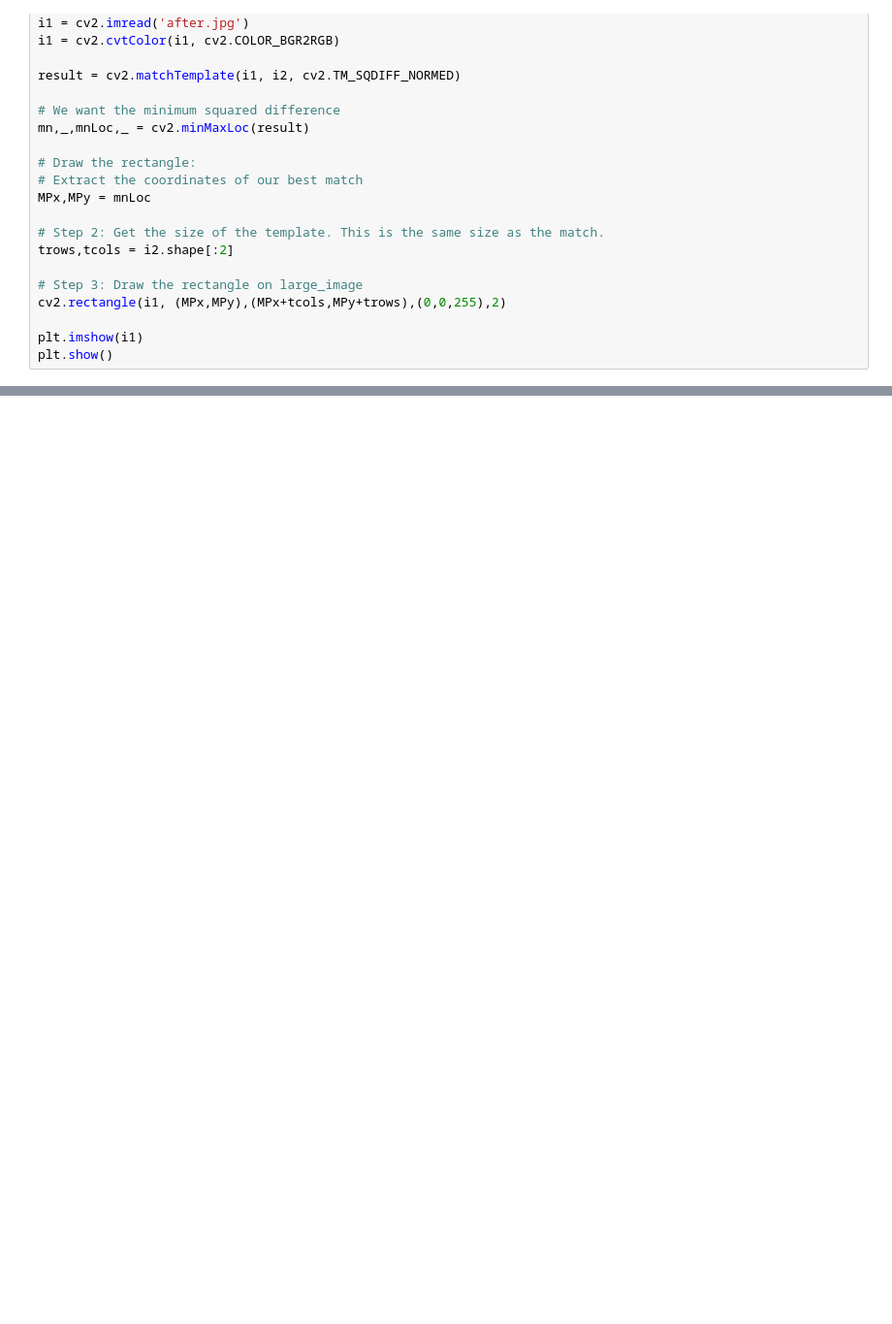
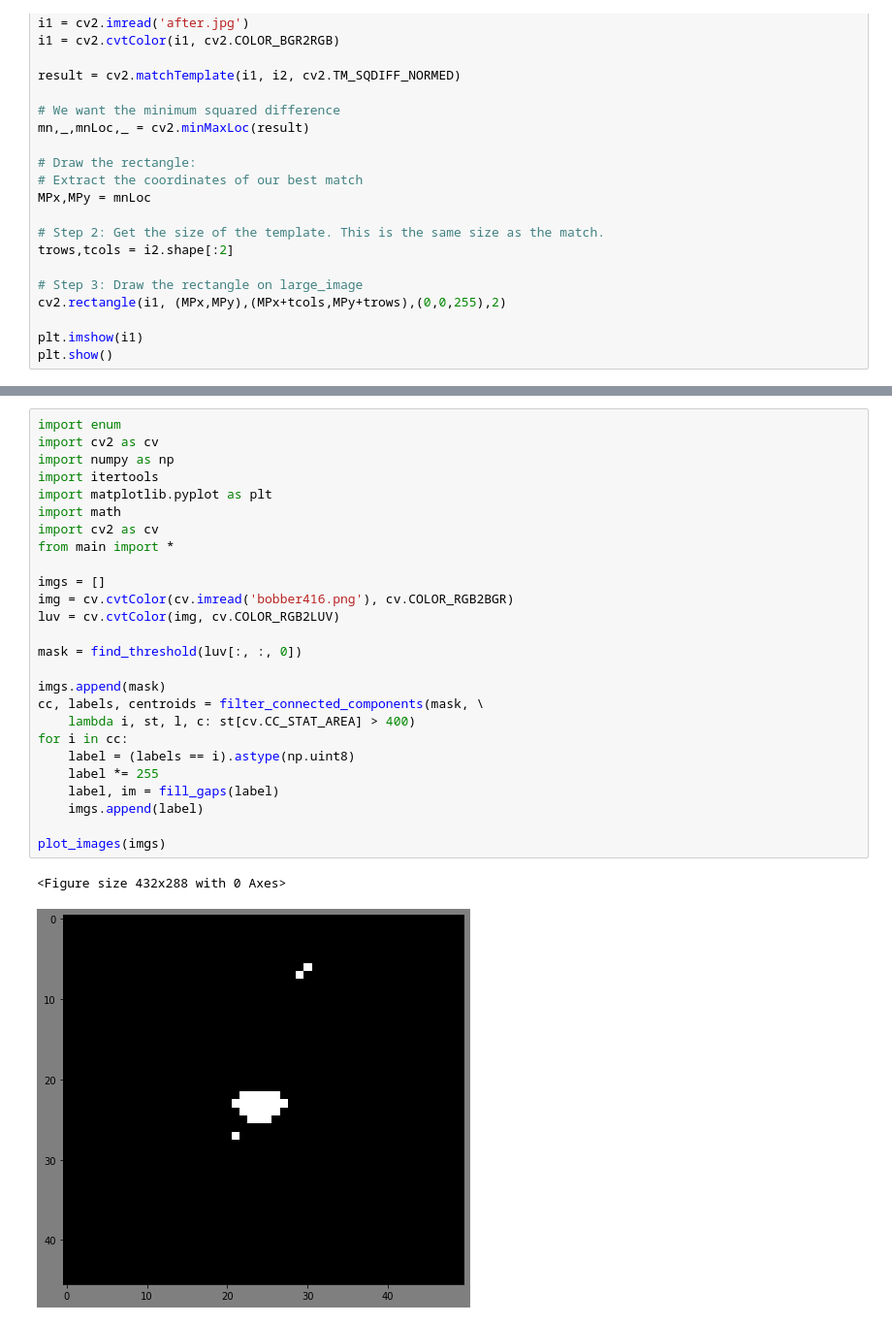
Before and after one commit to aash/pyfisher, a Jupyter notebook: x.ipynb, the cells around one changed output, grey strips where cells are left out. Shown at 97% size. Drawn from its saved outputs; the diff is of its cells as text; blank space fills up the shorter version.

```diff
--- a/x.ipynb
+++ b/x.ipynb
@@ -235,0 +347,29 @@ plot_images(ccs)
+# %%
+import enum
+import cv2 as cv
+import numpy as np
+import itertools
+import matplotlib.pyplot as plt
+import math
+import cv2 as cv
+from main import *
+
+imgs = []
+img = cv.cvtColor(cv.imread('bobber416.png'), cv.COLOR_RGB2BGR)
+luv = cv.cvtColor(img, cv.COLOR_RGB2LUV)
+
+mask = find_threshold(luv[:, :, 0])
+
+imgs.append(mask)
+cc, labels, centroids = filter_connected_components(mask, \
+    lambda i, st, l, c: st[cv.CC_STAT_AREA] > 400)
+for i in cc:
+    label = (labels == i).astype(np.uint8)
+    label *= 255
+    label, im = fill_gaps(label)
+    imgs.append(label)
+
+plot_images(imgs)
+# %% [output]
+<Figure size 432x288 with 0 Axes>
+[figure, added]
```
Also changed, not shown: parts of 9 cells of this notebook, 3 other files.
